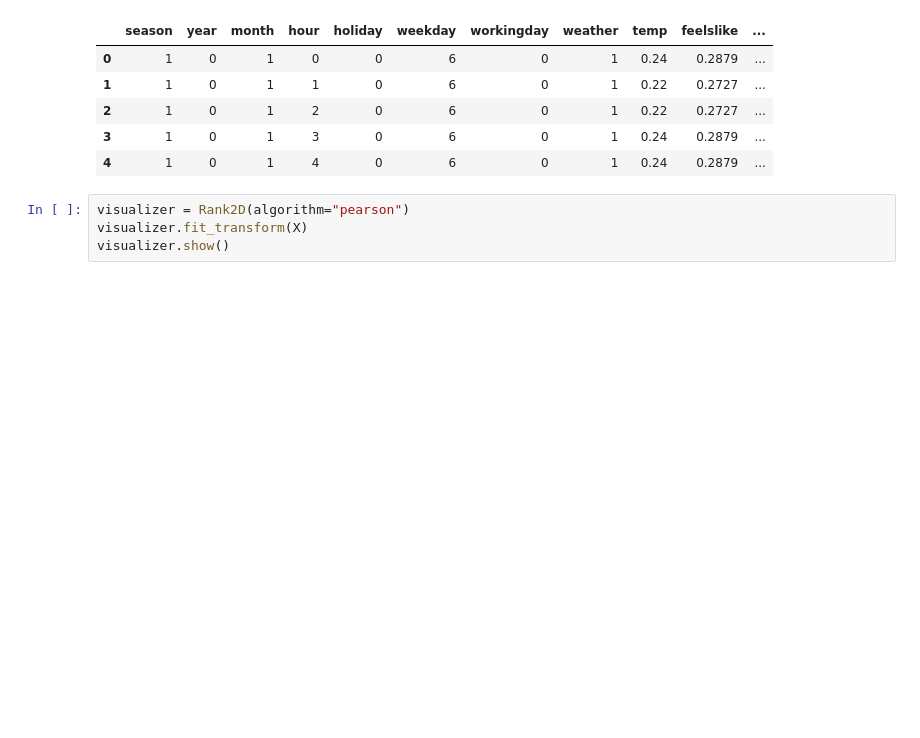
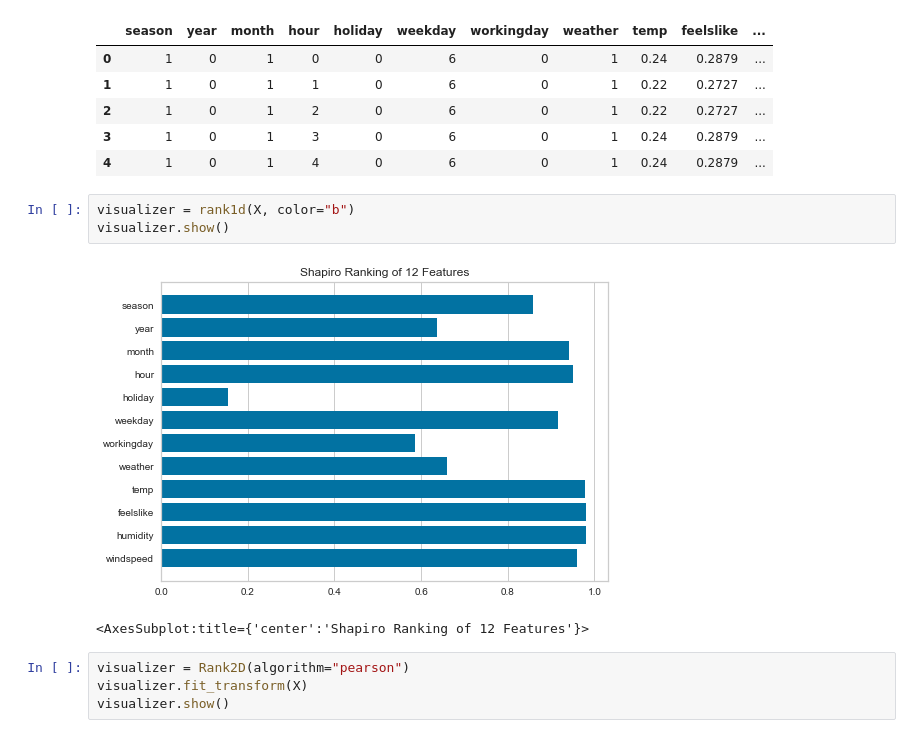
Before and after one commit to d33bs/notebook_letterpress, a Jupyter notebook: model_analysis.ipynb, the cells around one changed output. Cells and saved outputs as stored; diff of their text form; blank space fills up the shorter version.

```diff
--- a/model_analysis.ipynb
+++ b/model_analysis.ipynb
@@ -18,6 +19,12 @@ X.head()
 | 2 | 1 | 0 | 1 | 2 | 0 | 6 | 0 | 1 | 0.22 | 0.2727 | ... |
 | 3 | 1 | 0 | 1 | 3 | 0 | 6 | 0 | 1 | 0.24 | 0.2879 | ... |
 | 4 | 1 | 0 | 1 | 4 | 0 | 6 | 0 | 1 | 0.24 | 0.2879 | ... |
+# %%
+visualizer = rank1d(X, color="b")
+visualizer.show()
+# %% [output]
+[figure, added]
+<AxesSubplot:title={'center':'Shapiro Ranking of 12 Features'}>
 # %%
 visualizer = Rank2D(algorithm="pearson")
 visualizer.fit_transform(X)
```
Also changed, not shown: parts of 6 cells of this notebook.
